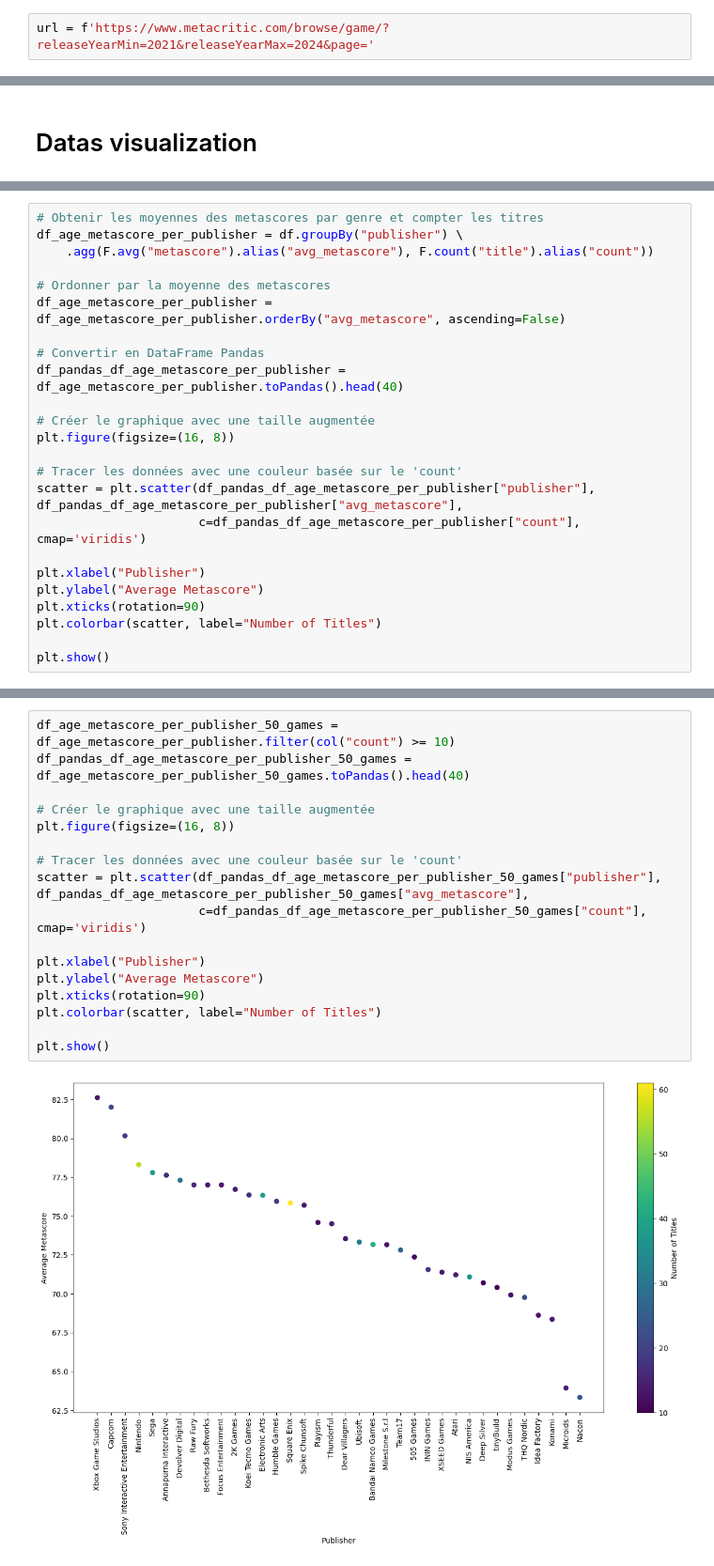
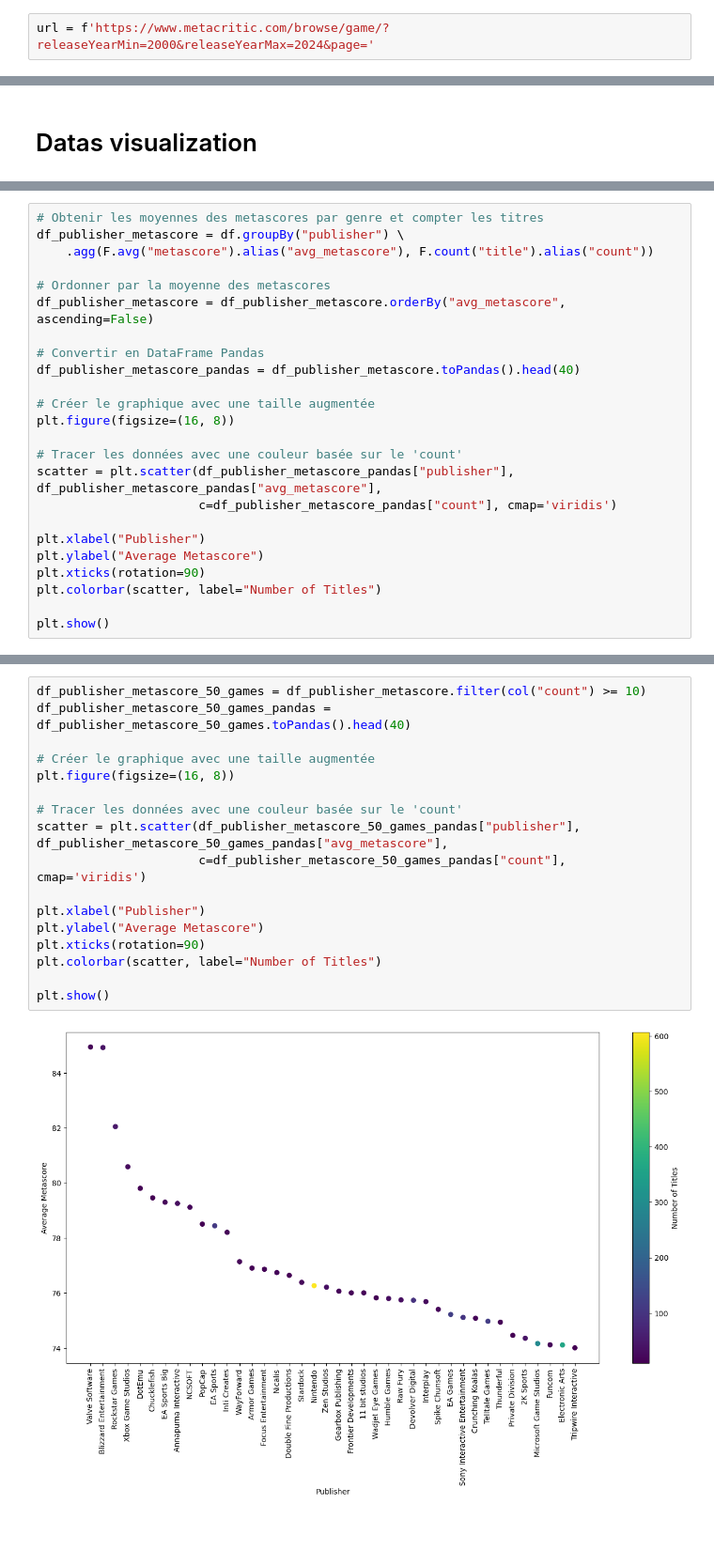
Before and after one commit to GVillevy/videogames-scrapping-project, a Jupyter notebook: videogames-project.ipynb, the cells around one changed output, grey strips where cells are left out. Shown at 94% size. Saved outputs shown, nothing was run; the diff lists cells and outputs as text; blank space fills up the shorter version.

```diff
--- a/videogames-project.ipynb
+++ b/videogames-project.ipynb
@@ -26,7 +30,7 @@ logging.basicConfig(
 # %% [markdown]
 <p>We set up the url of our page. we can change the years of game releases, as well as their platform and many other criteria</p>
 # %%
-url = f'https://www.metacritic.com/browse/game/?releaseYearMin=2021&releaseYearMax=2024&page='
+url = f'https://www.metacritic.com/browse/game/?releaseYearMin=2000&releaseYearMax=2024&page='
 # %%
 def get_number_pages(url):
     headers = {
@@ -478,20 +492,20 @@ plt.show()
 # %%
 # Obtenir les moyennes des metascores par genre et compter les titres
-df_age_metascore_per_publisher = df.groupBy("publisher") \
+df_publisher_metascore = df.groupBy("publisher") \
     .agg(F.avg("metascore").alias("avg_metascore"), F.count("title").alias("count"))
 
 # Ordonner par la moyenne des metascores
-df_age_metascore_per_publisher = df_age_metascore_per_publisher.orderBy("avg_metascore", ascending=False)
+df_publisher_metascore = df_publisher_metascore.orderBy("avg_metascore", ascending=False)
 
 # Convertir en DataFrame Pandas
-df_pandas_df_age_metascore_per_publisher = df_age_metascore_per_publisher.toPandas().head(40)
+df_publisher_metascore_pandas = df_publisher_metascore.toPandas().head(40)
 
 # Créer le graphique avec une taille augmentée
 plt.figure(figsize=(16, 8))
 
 # Tracer les données avec une couleur basée sur le 'count'
-scatter = plt.scatter(df_pandas_df_age_metascore_per_publisher["publisher"], df_pandas_df_age_metascore_per_publisher["avg_metascore"],
-                      c=df_pandas_df_age_metascore_per_publisher["count"], cmap='viridis')
+scatter = plt.scatter(df_publisher_metascore_pandas["publisher"], df_publisher_metascore_pandas["avg_metascore"],
+                      c=df_publisher_metascore_pandas["count"], cmap='viridis')
 
 plt.xlabel("Publisher")
 plt.ylabel("Average Metascore")
@@ -504,19 +518,19 @@ plt.show()
 # %%
-df_age_metascore_per_publisher_50_games = df_age_metascore_per_publisher.filter(col("count") >= 10)
-df_pandas_df_age_metascore_per_publisher_50_games = df_age_metascore_per_publisher_50_games.toPandas().head(40)
+df_publisher_metascore_50_games = df_publisher_metascore.filter(col("count") >= 10)
+df_publisher_metascore_50_games_pandas = df_publisher_metascore_50_games.toPandas().head(40)
 
 # Créer le graphique avec une taille augmentée
 plt.figure(figsize=(16, 8))
 
 # Tracer les données avec une couleur basée sur le 'count'
-scatter = plt.scatter(df_pandas_df_age_metascore_per_publisher_50_games["publisher"], df_pandas_df_age_metascore_per_publisher_50_games["avg_metascore"],
-                      c=df_pandas_df_age_metascore_per_publisher_50_games["count"], cmap='viridis')
+scatter = plt.scatter(df_publisher_metascore_50_games_pandas["publisher"], df_publisher_metascore_50_games_pandas["avg_metascore"],
+                      c=df_publisher_metascore_50_games_pandas["count"], cmap='viridis')
 
 plt.xlabel("Publisher")
 plt.ylabel("Average Metascore")
 plt.xticks(rotation=90)
 plt.colorbar(scatter, label="Number of Titles")
 
 plt.show()
 # %% [output]
-[figure, old version]
+[figure, new version]
```
Also changed, not shown: parts of 26 cells of this notebook.
